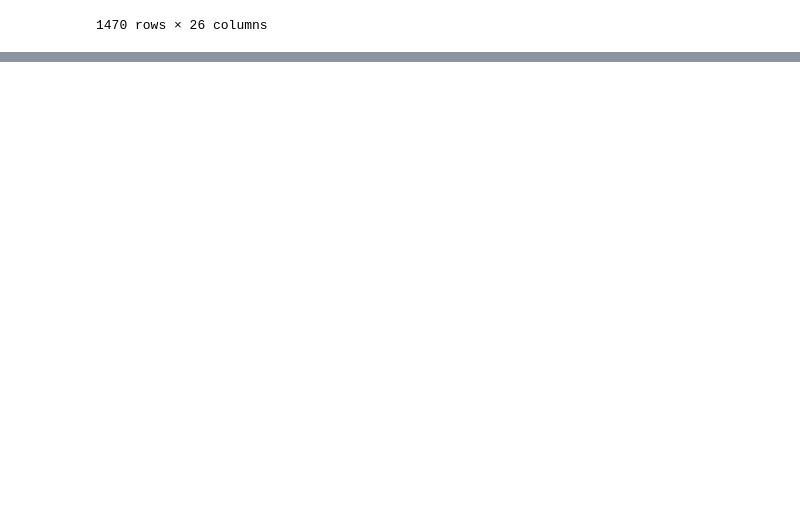
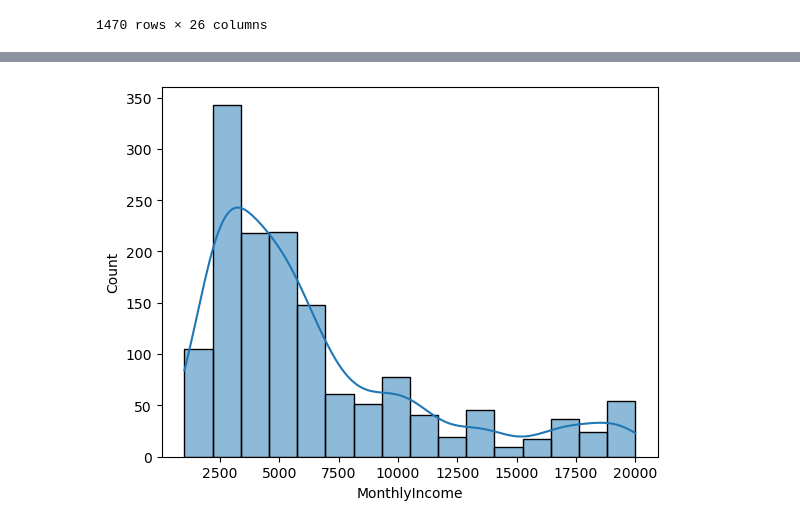
Before and after one commit to ryeongse25/kt-aivle, a Jupyter notebook: employee_attrition/employee_attrition.ipynb, the cells around one changed output, grey strips where cells are left out. Cells and saved outputs as stored; diff of their text form; code cells hidden in the pictures; blank space fills up the shorter version.

```diff
--- a/employee_attrition/employee_attrition.ipynb
+++ b/employee_attrition/employee_attrition.ipynb
@@ -410,0 +520,5 @@ data2
+# %%
+sns.histplot(x = 'MonthlyIncome', data = data, bins = 16, kde = True)
+plt.show()
+# %% [output]
+[figure, added]
```
Also changed, not shown: parts of 18 cells of this notebook.
